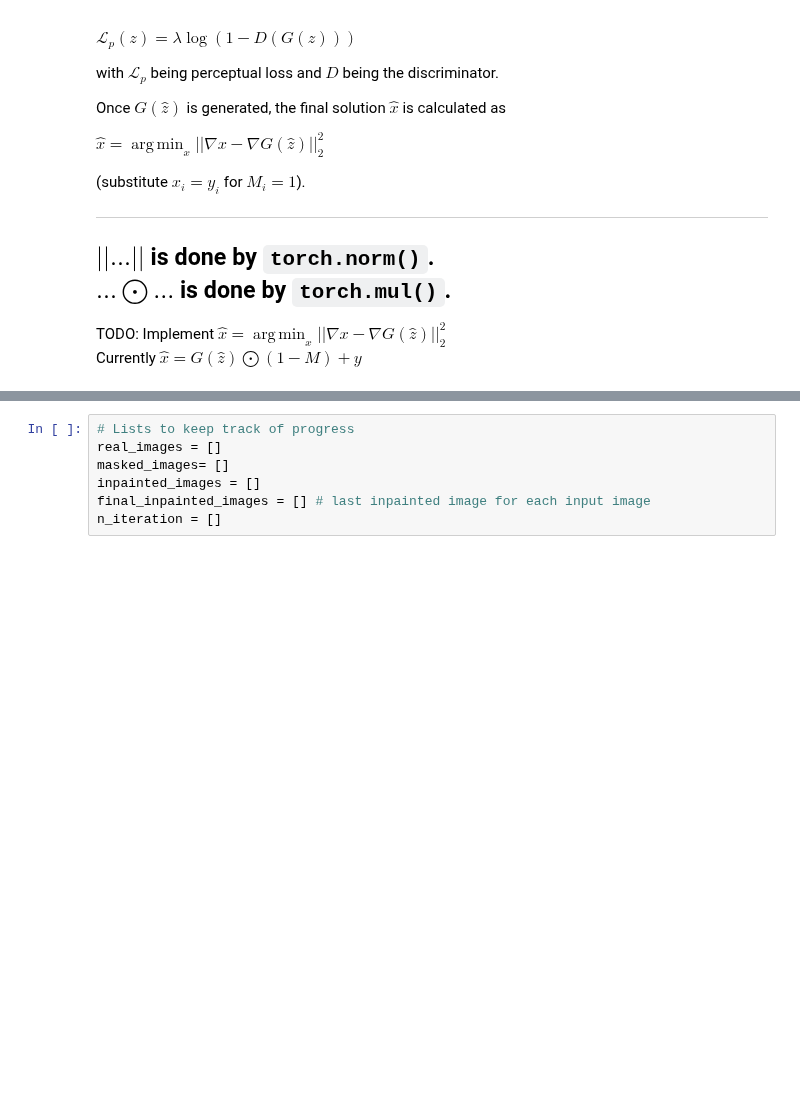
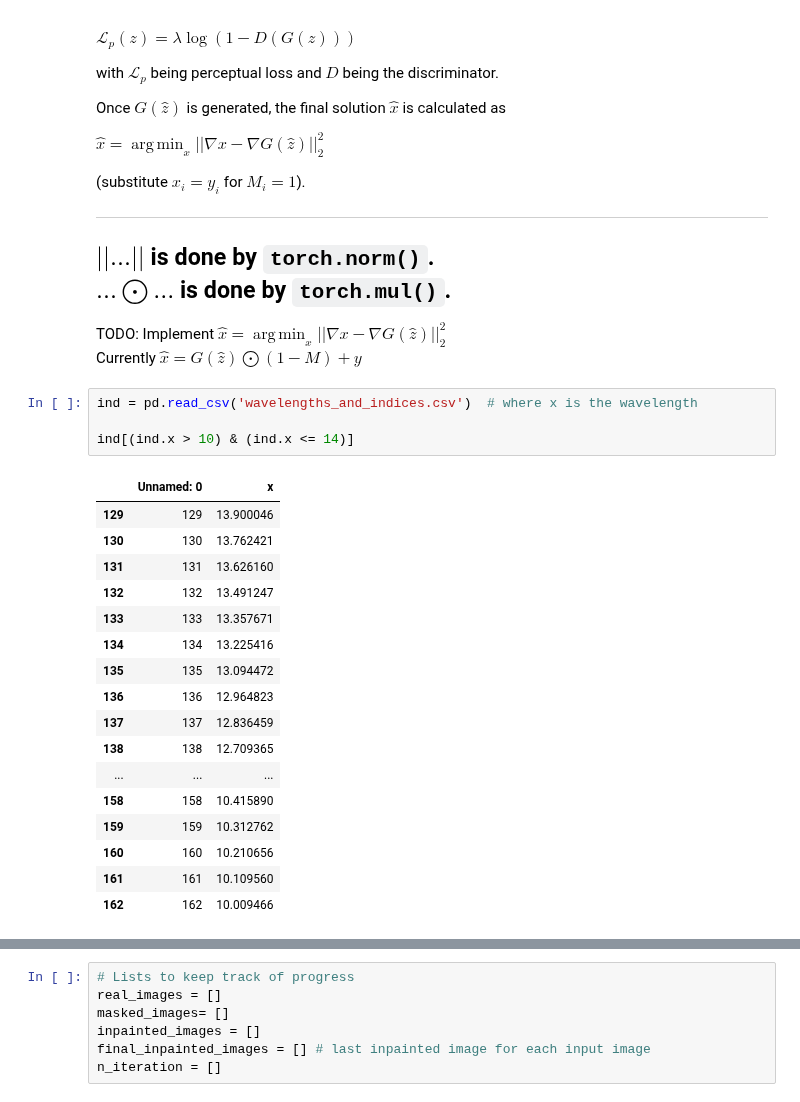
Before and after one commit to deKeijzer/SRON-DCGAN, a Jupyter notebook: notebooks/inpainting.ipynb, the cells around one changed output, grey strips where cells are left out. Drawn from its saved outputs; the diff is of its cells as text; blank space fills up the shorter version.

```diff
--- a/notebooks/inpainting.ipynb
+++ b/notebooks/inpainting.ipynb
@@ -248,3 +254,25 @@ $... \bigodot ...$ is done by `torch.mul()`.
 -----
 TODO: Implement $\hat{x} = \operatorname{arg\, min}_x ||\nabla x - \nabla G(\hat{z}) ||^2_2$
 Currently $\hat{x} = G(\hat{z}) \bigodot (1 -M)+y$
+# %%
+ind = pd.read_csv('wavelengths_and_indices.csv')  # where x is the wavelength
+
+ind[(ind.x > 10) & (ind.x <= 14)]
+# %% [output]
+|  | Unnamed: 0 | x |
+| 129 | 129 | 13.900046 |
+| 130 | 130 | 13.762421 |
+| 131 | 131 | 13.626160 |
+| 132 | 132 | 13.491247 |
+| 133 | 133 | 13.357671 |
+| 134 | 134 | 13.225416 |
+| 135 | 135 | 13.094472 |
+| 136 | 136 | 12.964823 |
+| 137 | 137 | 12.836459 |
+| 138 | 138 | 12.709365 |
+| ... | ... | ... |
+| 158 | 158 | 10.415890 |
+| 159 | 159 | 10.312762 |
+| 160 | 160 | 10.210656 |
+| 161 | 161 | 10.109560 |
+| 162 | 162 | 10.009466 |
```
Also changed, not shown: parts of 18 cells of this notebook, 29 other files.
